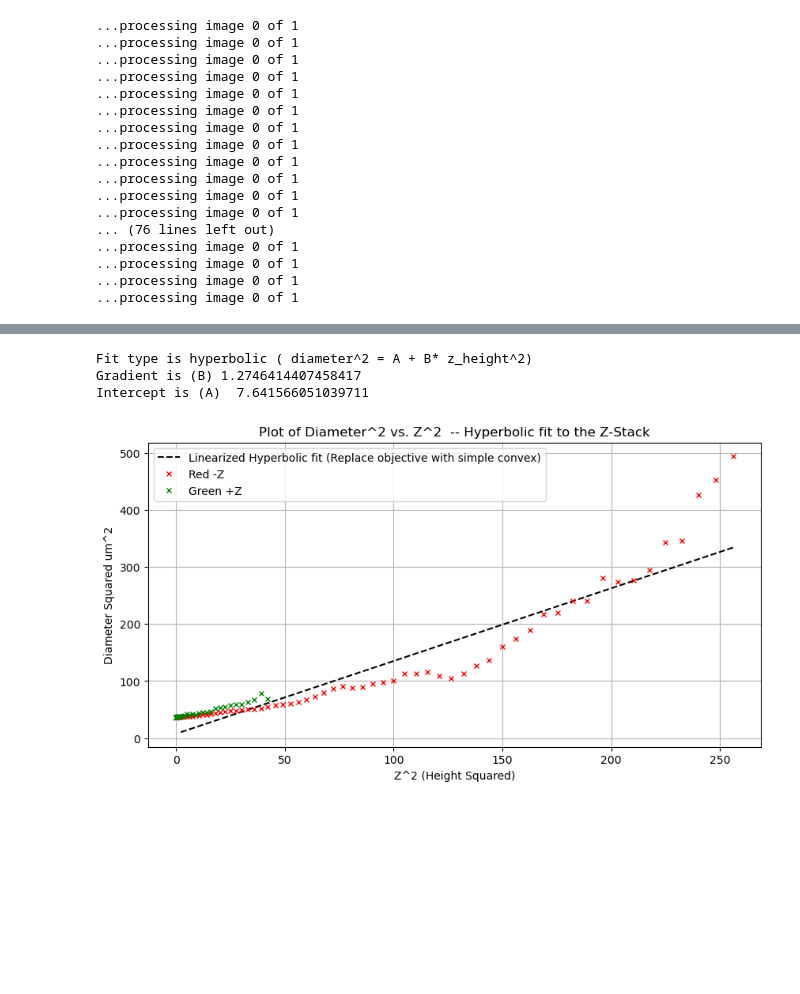
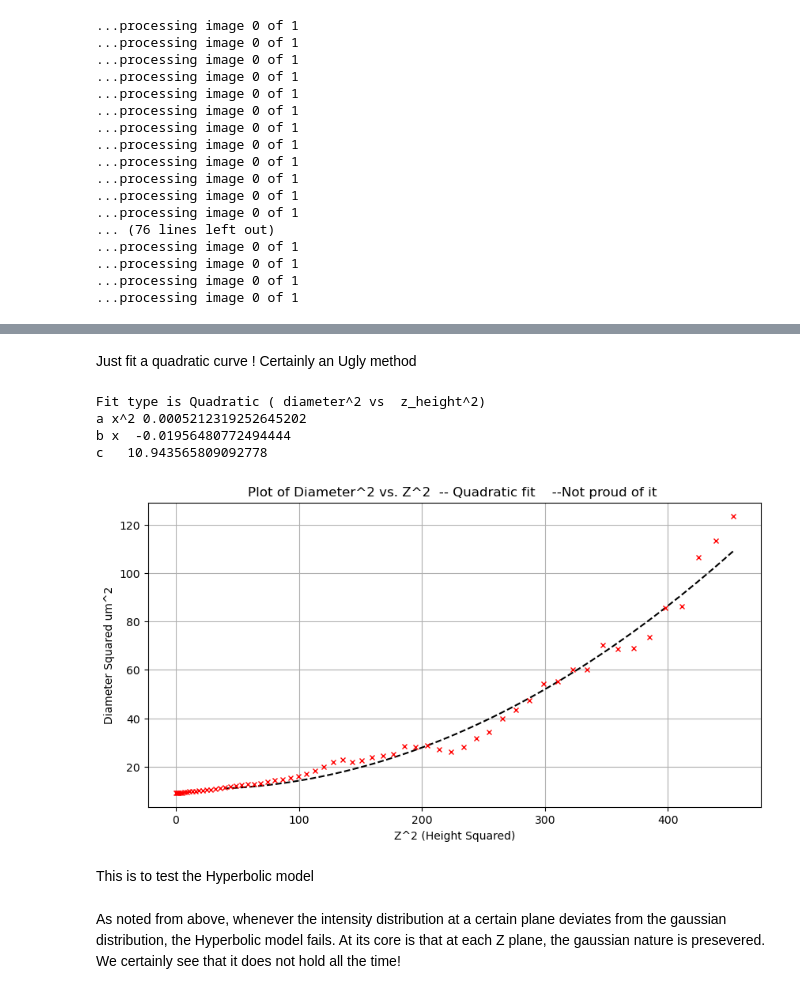
Before and after one commit to pamud-akalanka/FSVPy, a Jupyter notebook: SyntheticStreaks/calibration.ipynb, the cells around one changed output, grey strips where cells are left out. Cells and saved outputs as stored; diff of their text form; code cells hidden in the pictures; blank space fills up the shorter version.

```diff
--- a/SyntheticStreaks/calibration.ipynb
+++ b/SyntheticStreaks/calibration.ipynb
@@ -136,0 +138,32 @@ plt.grid()
+# %% [markdown]
+Just fit a quadratic curve ! Certainly an Ugly method
+# %%
+dii_squared = []
+frame_sqrd = []
+
+dii_squared = np.multiply(dii,dii)
+frame_sqrd = np.multiply(frames, frames)
+pred_params, uncert_cov = curve_fit(fun.quadratic, frame_sqrd[1:np.argmin(dii)], dii_squared[1:np.argmin(dii)], method='lm')
+x = np.linspace(0,15,100) + shift
+yy = (pred_params[2] + pred_params[0]* np.power(x,4) + pred_params[1]* np.power(x,2)  )
+
+plt.plot(np.power(x,2) , yy, ls='--',c='k')
+plt.plot(frame_sqrd[0:np.argmin(dii)],dii_squared[0:np.argmin(dii)], 'rx',markersize=5)
+
+plt.grid()
+plt.xlabel('Z^2 (Height Squared)')
+plt.ylabel('Diameter Squared um^2')
+plt.title('Plot of Diameter^2 vs. Z^2  -- Quadratic fit    --Not proud of it ')
+#plt.legend(['Linearized Hyperbolic fit (Replace objective with simple convex)','Red -Z', 'Green +Z'])
+print('Fit type is Quadratic ( diameter^2 vs  z_height^2)')
+print('a x^2', pred_params[0])
+print('b x ', pred_params[1])
+print('c  ', pred_params[2])
+# %% [output]
+Fit type is Quadratic ( diameter^2 vs  z_height^2)
+a x^2 0.0005212319252645202
+b x  -0.01956480772494444
+c   10.943565809092778
+[figure, added]
+# %% [markdown]
+This is to test the Hyperbolic model
@@ -144,18 +180,15 @@ x = np.linspace(0,15,100) + shift
 yy = (pred_params[1] + pred_params[0]* np.multiply(x,x))
 plt.plot(np.multiply(x,x), yy, ls='--',c='k')
 plt.plot(frame_sqrd[0:np.argmin(dii)],dii_squared[0:np.argmin(dii)], 'rx',markersize=5)
-plt.plot(frame_sqrd[np.argmin(dii):-1],dii_squared[np.argmin(dii):-1], 'gx',markersize=5)
+#plt.plot(frame_sqrd[np.argmin(dii):-1],dii_squared[np.argmin(dii):-1], 'gx',markersize=5)
 
 plt.grid()
 plt.xlabel('Z^2 (Height Squared)')
 plt.ylabel('Diameter Squared um^2')
 plt.title('Plot of Diameter^2 vs. Z^2  -- Hyperbolic fit to the Z-Stack')
-plt.legend(['Linearized Hyperbolic fit (Replace objective with simple convex)','Red -Z', 'Green +Z'])
+#plt.legend(['Linearized Hyperbolic fit (Replace objective with simple convex)','Red -Z', 'Green +Z'])
 print('Fit type is hyperbolic ( diameter^2 = A + B* z_height^2)')
 print('Gradient is (B)', pred_params[0])
 print('Intercept is (A) ', pred_params[1])
-# %% [output]
-Fit type is hyperbolic ( diameter^2 = A + B* z_height^2)
-Gradient is (B) 1.2746414407458417
-Intercept is (A)  7.641566051039711
-[figure, removed]
+# %% [markdown]
+As noted from above, whenever the intensity distribution at a certain plane deviates from the gaussian distribution, the Hyperbolic model fails. At its core is that at each Z plane, the gaussian nature is presevered. We certainly see that it does not hold all the time!
```
Also changed, not shown: parts of 5 cells of this notebook, 3 other files.
